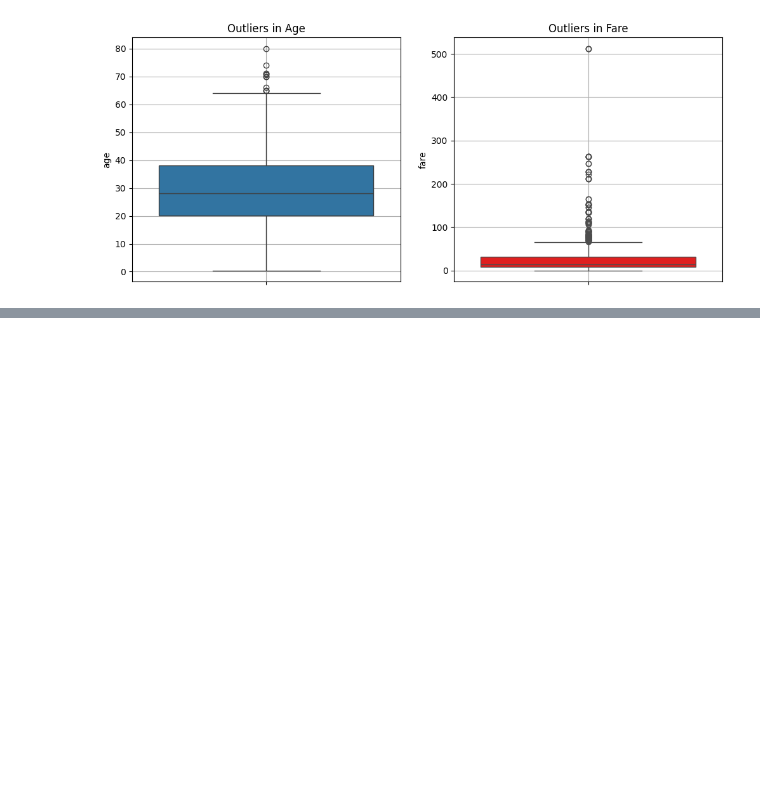
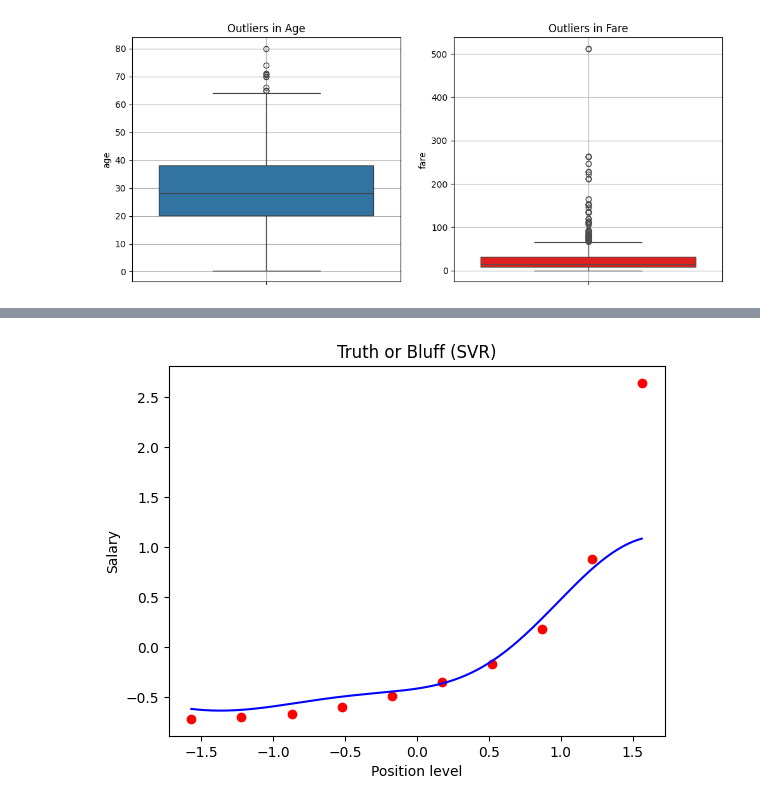
Before and after one commit to chinmayhandi/chinmay, a Jupyter notebook: AIML_Lab_Exercise.ipynb, the cells around one changed output, grey strips where cells are left out. Cells and saved outputs as stored; diff of their text form; code cells hidden in the pictures; blank space fills up the shorter version.

```diff
--- a/AIML_Lab_Exercise.ipynb
+++ b/AIML_Lab_Exercise.ipynb
@@ -3509,0 +3534,34 @@ plt.show()
+# %%
+import numpy as np
+import matplotlib.pyplot as plt
+import pandas as pd
+from sklearn.preprocessing import StandardScaler
+from sklearn.svm import SVR
+
+dataset = pd.read_csv('/content/Position_Salaries.csv')
+X = dataset.iloc[:, 1:2].values
+y = dataset.iloc[:, 2].values
+
+
+sc_X = StandardScaler()
+sc_y = StandardScaler()
+X = sc_X.fit_transform(X)
+y = sc_y.fit_transform(y.reshape(-1, 1))
+
+
+regressor = SVR(kernel = 'rbf')
+regressor.fit(X, y)
+
+y_pred = regressor.predict(sc_X.transform([[6.5]])) # Reshape the input for prediction
+y_pred = sc_y.inverse_transform(y_pred.reshape(-1, 1)) # Reshape the output for inverse transform
+
+X_grid = np.arange(min(X), max(X), 0.01)
+X_grid = X_grid.reshape((len(X_grid), 1))
+plt.scatter(X, y, color = 'red')
+plt.plot(X_grid, regressor.predict(X_grid), color = 'blue')
+plt.title('Truth or Bluff (SVR)')
+plt.xlabel('Position level')
+plt.ylabel('Salary')
+plt.show()
+# %% [output]
+[figure, added]
```
Also changed, not shown: parts of 2 cells of this notebook.
